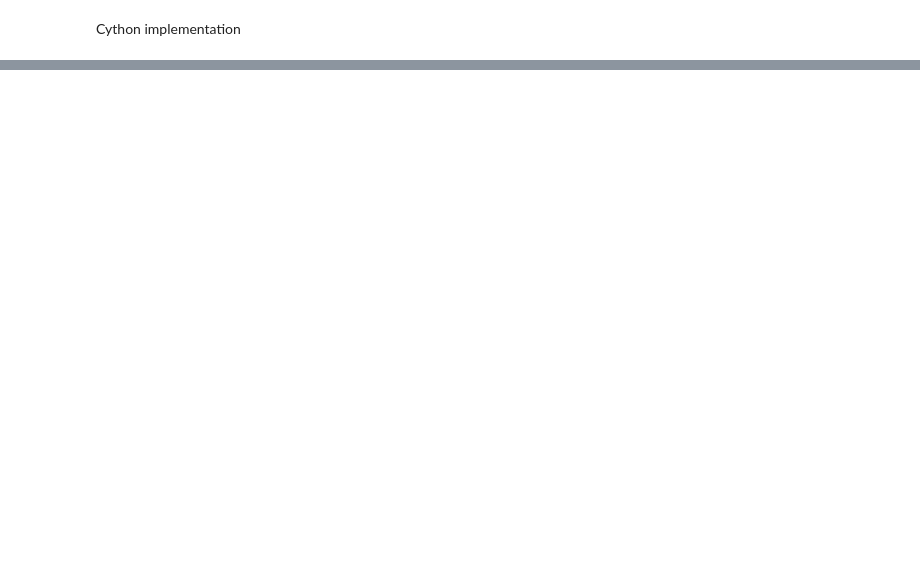
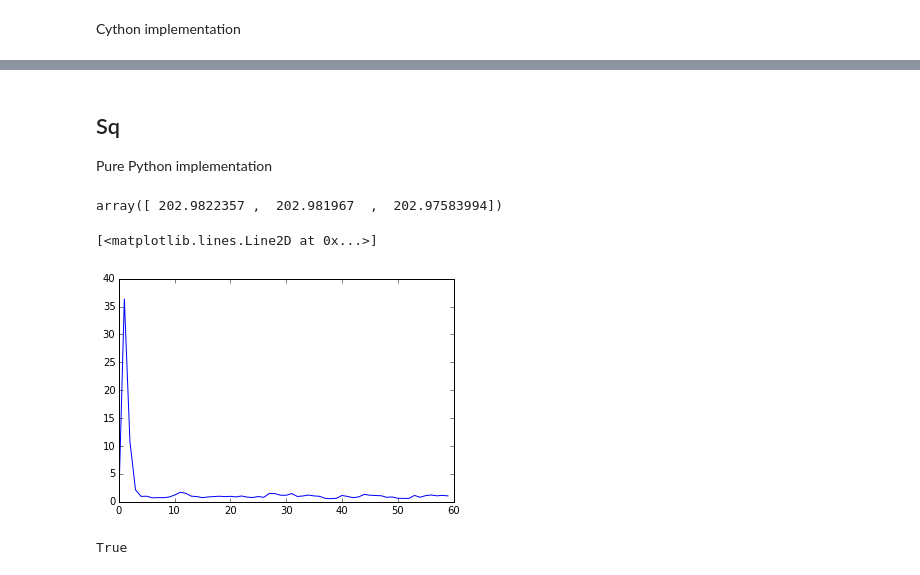
Before and after one commit to MathieuLeocmach/colloids, a Jupyter notebook: python/colloids/cython/periodic.ipynb, the cells around one changed output, grey strips where cells are left out. Drawn from its saved outputs; the diff is of its cells as text; code cells hidden in the pictures; blank space fills up the shorter version.

```diff
--- a/python/colloids/cython/periodic.ipynb
+++ b/python/colloids/cython/periodic.ipynb
@@ -148,14 +153,14 @@ Cython implementation
 %%cython -a
 import numpy as np
 cimport numpy as np
-from libc.math cimport floor, sqrt, sin
+from libc.math cimport floor, sqrt, sin, M_PI
 
-DTYPE = np.int
+#DTYPE = np.int
 ctypedef np.int_t DTYPE_t
 
 def generate_kvec2D(int nk, np.ndarray[DTYPE_t, ndim=2] kvectors):
     cdef int maxNvec = kvectors.shape[0]
-    cdef float M = 0.5*np.pi/maxNvec
+    cdef double M = 0.5*M_PI/maxNvec
     cdef int i,j,u
     cdef int nvec = 0
 
@@ -179,0 +191,50 @@ def generate_kvec2D(int nk, np.ndarray[DTYPE_t, ndim=2] kvectors):
+# %% [markdown]
+## Sq
+
+Pure Python implementation
+# %%
+def get_Sq(pos, Nbins, L=203.0, maxNvec=30, field=None):
+    if field is None:
+        field = np.ones(len(pos))
+    assert len(field) == len(pos)
+    Sq = np.zeros(Nbins)
+    #cache the complex exponential caculations
+    cache = np.ones(list(pos.shape)+[Nbins], np.complex128)
+    for i, po in enumerate(pos):
+        for j, p in enumerate(po):
+            e = np.exp(2j*np.pi/L * p)
+            for nk in range(1,len(Sq)):
+                cache[i,j, nk] = cache[i,j,nk-1] * e
+    kVectors = np.zeros((maxNvec, pos.shape[-1]), dtype=int)
+    for nk in range(1,len(Sq)):
+        #generate the k-vectors
+        if pos.shape[-1] == 2:
+            kvectors = generate_kvec2D(nk, kVectors)
+        elif pos.shape[-1] == 3:
+            kvectors = generate_kvec3D(nk, kVectors)
+        else:
+            raise NotImplementedError("generation of k-vectors in {} dimensions is not implemented".format(pos.shape[-1]))
+        for kvs in kvectors:
+            sum_rho = 0j
+            for i, f in enumerate(field):
+                prod = complex(f)
+                for j, kv in enumerate(kvs):
+                    #random access to cache
+                    prod *= cache[i, j, kv]
+                sum_rho += prod
+            Sq[nk] += sum_rho.real**2 + sum_rho.imag**2
+        Sq[nk] /= len(kvectors)
+    return Sq/len(pos)
+# %%
+pos.ptp(0)
+# %% [output]
+array([ 202.9822357 ,  202.981967  ,  202.97583994])
+# %%
+Sq = get_Sq(pos[:100], 60, L=203)
+# %%
+%matplotlib inline
+from matplotlib import pyplot as plt
+plt.plot(Sq)
+# %% [output]
+[<matplotlib.lines.Line2D at 0x...>]
+[figure, added]
@@ -179,0 +243,4 @@ def generate_kvec2D(int nk, np.ndarray[DTYPE_t, ndim=2] kvectors):
+# %%
+np.all(np.load('Sq.npy') == Sq)
+# %% [output]
+True
```
Also changed, not shown: parts of 47 cells of this notebook, 1 other file.
